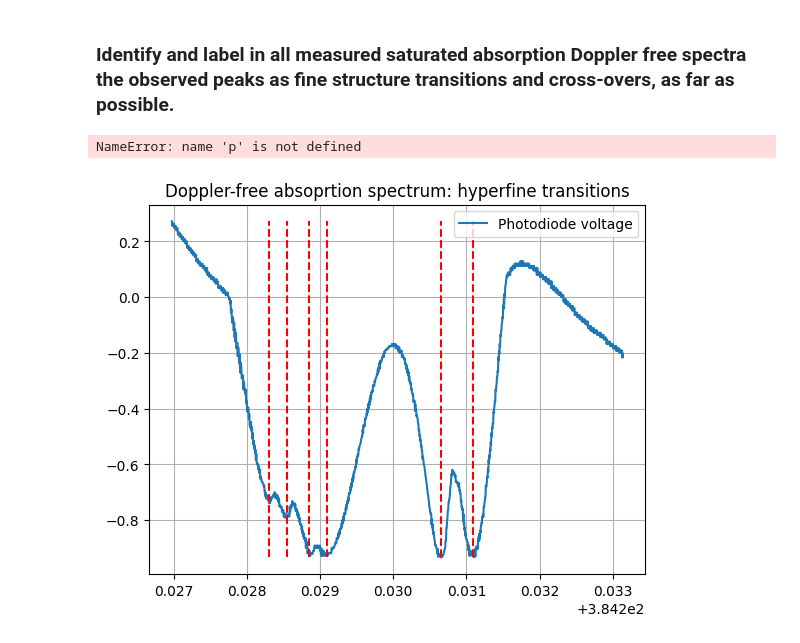
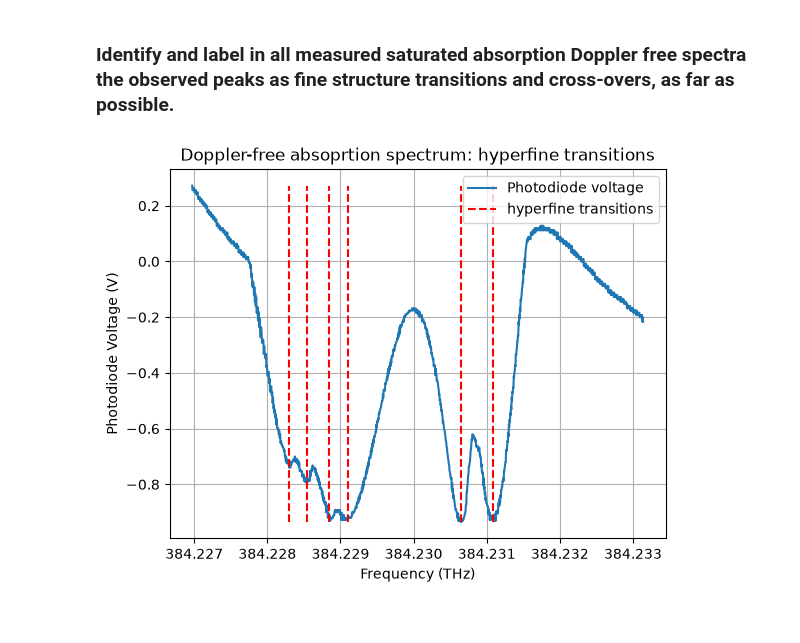
Before and after one commit to mandarhijn/Rb-spectroscopy, a Jupyter notebook: analysis.ipynb, the cells around one changed output. Cells and saved outputs as stored; diff of their text form; code cells hidden in the pictures.

```diff
--- a/analysis.ipynb
+++ b/analysis.ipynb
@@ -25,6 +25,6 @@ def plot_channel(x, ch1, ch2=None, label1='CH1', label2='CH2', title='Channel Pl
 # %% [markdown]
 Test plot
 # %%
-x, ch1, ch2 = load_data('data\\NewFile1.csv')
+x, ch1, ch2 = load_data('data/NewFile1.csv')
 plot_channel(x, ch1, ch2, label1='Channel 1', label2='Channel 2', title='Channel Data Plot')
 # %% [output]
@@ -48,7 +48,7 @@ def load_data_remove_background(file_1, file_2):
 # %% [markdown]
 ### Doppler broadened spectrum with background correction
 # %%
-x, ch1_corrected, ch2 = load_data_remove_background('data\\NewFile11.csv', 'data\\NewFile12.csv')
+x, ch1_corrected, ch2 = load_data_remove_background('data/NewFile11.csv', 'data/NewFile12.csv')
 
 # plot
 plt.plot(x, ch1_corrected, label='CH1 corrected')
@@ -206,7 +206,7 @@ plt.show()
 # %% [markdown]
 ### Doppler free spectrum
 # %%
-x_df, ch1_corrected_df, ch2_df = load_data_remove_background('data\\NewFile17.csv', 'data\\NewFile18.csv')
+x_df, ch1_corrected_df, ch2_df = load_data_remove_background('data/NewFile17.csv', 'data/NewFile18.csv')
 
 # plot
 plot_channel(x_df, ch1_corrected_df, ch2_df, label1='CH1 corrected', label2='CH2', title='Doppler-free spectrum: 3 dips')
@@ -298,18 +298,17 @@ print(temps)
 # %% [markdown]
 ### Identify and label in all measured saturated absorption Doppler free spectra the observed peaks as fine structure transitions and cross-overs, as far as possible.
 # %%
-x_df, ch1_corrected_df, ch2_df = load_data_remove_background('data\\NewFile13.csv', 'data\\NewFile18.csv')
+x_df, ch1_corrected_df, ch2_df = load_data_remove_background('data/NewFile13.csv', 'data/NewFile18.csv')
 
 hyperfine1 = [384.2283, 384.22854, 384.22885, 384.2291, 384.23065, 384.23109]
 
 plot_channel(f_range_df, ch1_corrected_df, label1='Photodiode voltage', title='Doppler-free absoprtion spectrum: hyperfine transitions')
 plt.vlines(hyperfine1, ymin=np.min(ch1_corrected_df), ymax=np.max(ch1_corrected_df), color='r', linestyle='--', label='hyperfine transitions')
 plt.ticklabel_format(axis='x', style='plain', useOffset=False)
 plt.xlabel('Frequency (THz)')
 plt.ylabel('Photodiode Voltage (V)')
 plt.legend()
 plt.grid(True)
 plt.show()
 # %% [output]
-NameError: name 'p' is not defined
-[figure, old version]
+[figure, new version]
```
Also changed, not shown: parts of 13 cells of this notebook.
